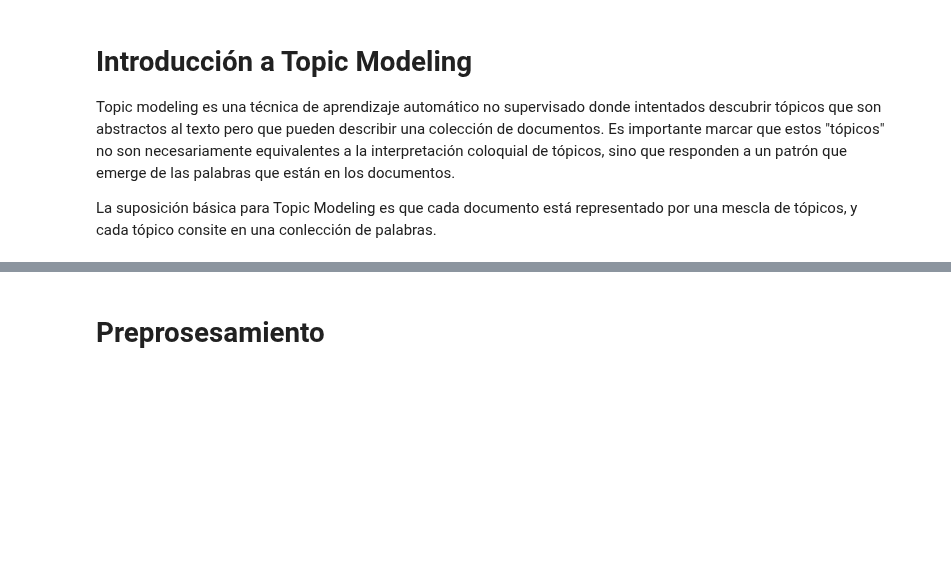
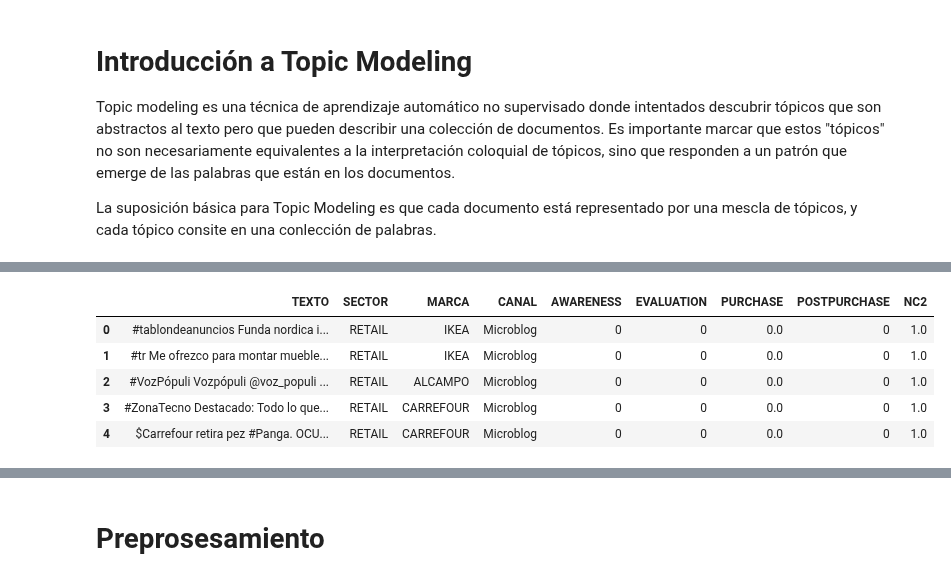
Before and after one commit to santiagxf/M72109, a Jupyter notebook: NLP/Topic Modeling.ipynb, the cells around one changed output, grey strips where cells are left out. Saved outputs shown, nothing was run; the diff lists cells and outputs as text; code cells hidden in the pictures; blank space fills up the shorter version.

```diff
--- a/NLP/Topic Modeling.ipynb
+++ b/NLP/Topic Modeling.ipynb
@@ -14,4 +27,13 @@ from tqdm import tqdm
 # %%
-tweets = pd.read_csv('Datasets/mascorpus/tweets_marketing.csv')
+tweets = pd.read_csv('Datasets/mascorpus/tweets_marketing.csv.1')
+# %%
+tweets.head(5)
+# %% [output]
+|  | TEXTO | SECTOR | MARCA | CANAL | AWARENESS | EVALUATION | PURCHASE | POSTPURCHASE | NC2 |
+| 0 | #tablondeanuncios Funda nordica i... | RETAIL | IKEA | Microblog | 0 | 0 | 0.0 | 0 | 1.0 |
+| 1 | #tr Me ofrezco para montar mueble... | RETAIL | IKEA | Microblog | 0 | 0 | 0.0 | 0 | 1.0 |
+| 2 | #VozPópuli Vozpópuli @voz_populi ... | RETAIL | ALCAMPO | Microblog | 0 | 0 | 0.0 | 0 | 1.0 |
+| 3 | #ZonaTecno Destacado: Todo lo que... | RETAIL | CARREFOUR | Microblog | 0 | 0 | 0.0 | 0 | 1.0 |
+| 4 | $Carrefour retira pez #Panga. OCU... | RETAIL | CARREFOUR | Microblog | 0 | 0 | 0.0 | 0 | 1.0 |
 # %%
 tweets.groupby('SECTOR').head(1)[['TEXTO', 'SECTOR']]
```
Also changed, not shown: parts of 3 cells of this notebook.
